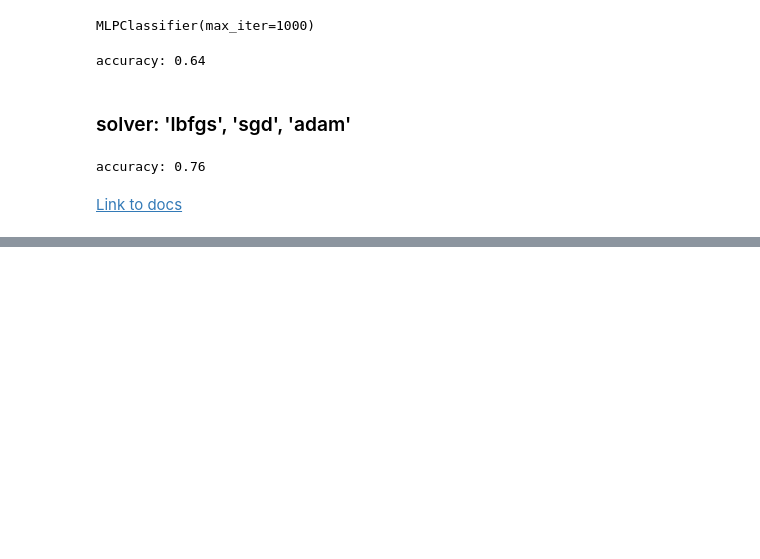
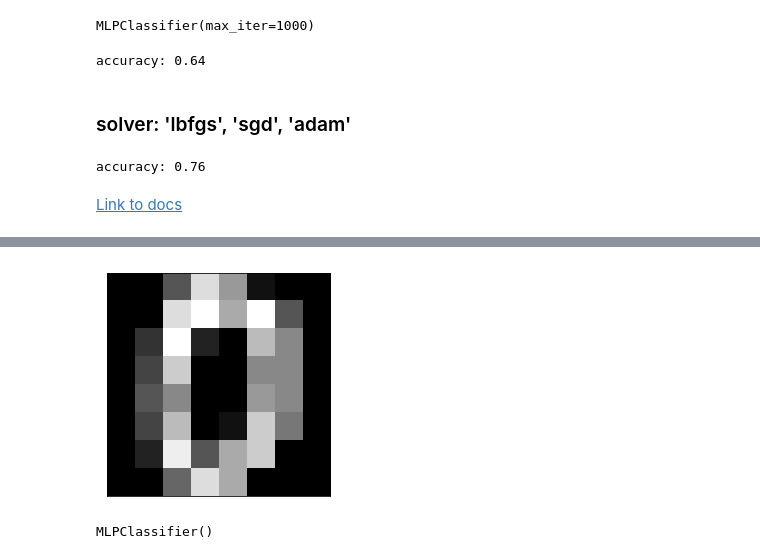
Before and after one commit to MohammedGhafri/soloStatistics2510, a Jupyter notebook: neural.ipynb, the cells around one changed output, grey strips where cells are left out. Drawn from its saved outputs; the diff is of its cells as text; code cells hidden in the pictures; blank space fills up the shorter version.

```diff
--- a/neural.ipynb
+++ b/neural.ipynb
@@ -78,0 +81,7 @@ accuracy: 0.76
+# %%
+from sklearn.datasets import load_digits
+X, y = load_digits(n_class=2, return_X_y=True)
+print(X.shape, y.shape)
+print(X[0])
+print(y[0])
+print(X[0].reshape(8, 8))
@@ -78,0 +103,18 @@ accuracy: 0.76
+# %%
+import matplotlib.pyplot as plt
+# from sklearn.datasets import load_digits
+
+# X, y = load_digits(n_class=2, return_X_y=True)
+## The cmap parameter is used to indicate that the image should be in a grayscale rather than colored
+plt.matshow(X[0].reshape(8, 8), cmap=plt.cm.gray)
+plt.xticks(())  # remove x tick marks
+plt.yticks(())  # remove y tick marks
+plt.show()
+# %% [output]
+[figure, added]
+# %%
+X_train, X_test, y_train, y_test = train_test_split(X, y, random_state=2)
+mlp = MLPClassifier()
+mlp.fit(X_train, y_train)
+# %% [output]
+MLPClassifier()
```
Also changed, not shown: parts of 4 cells of this notebook.
